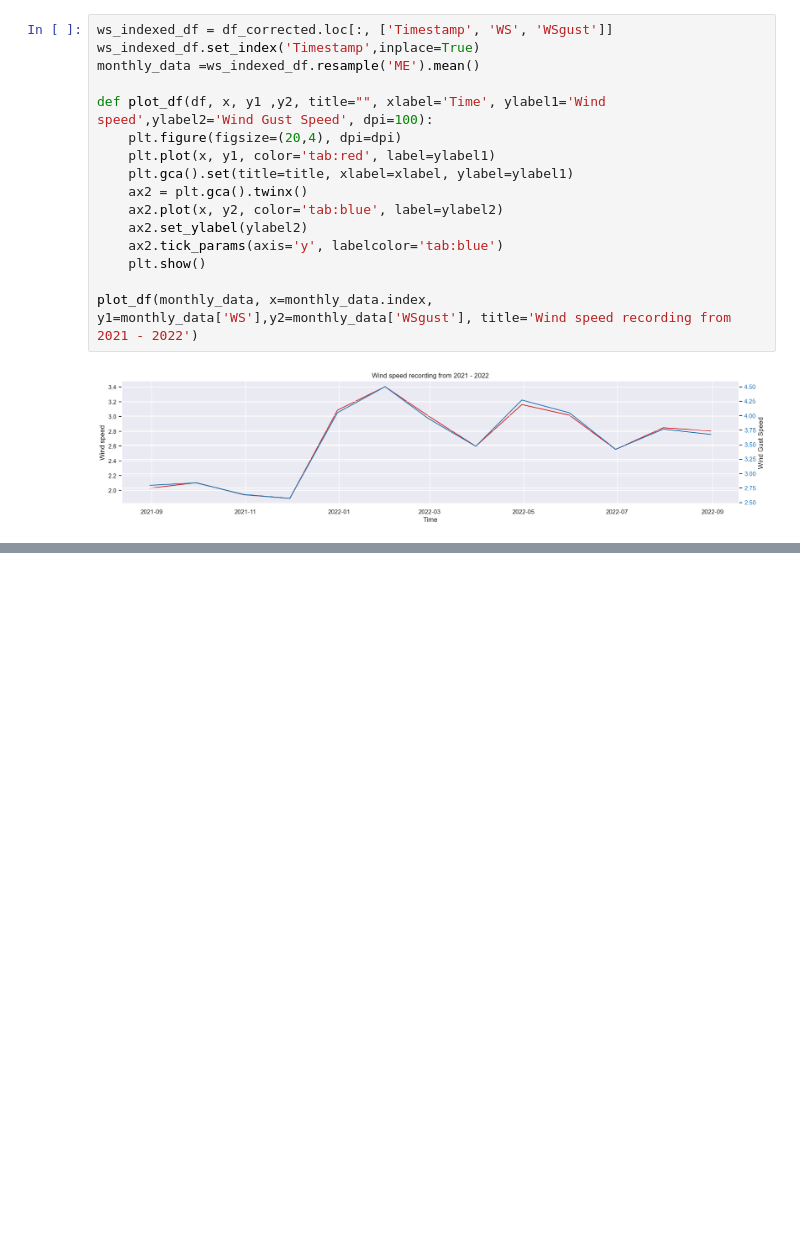
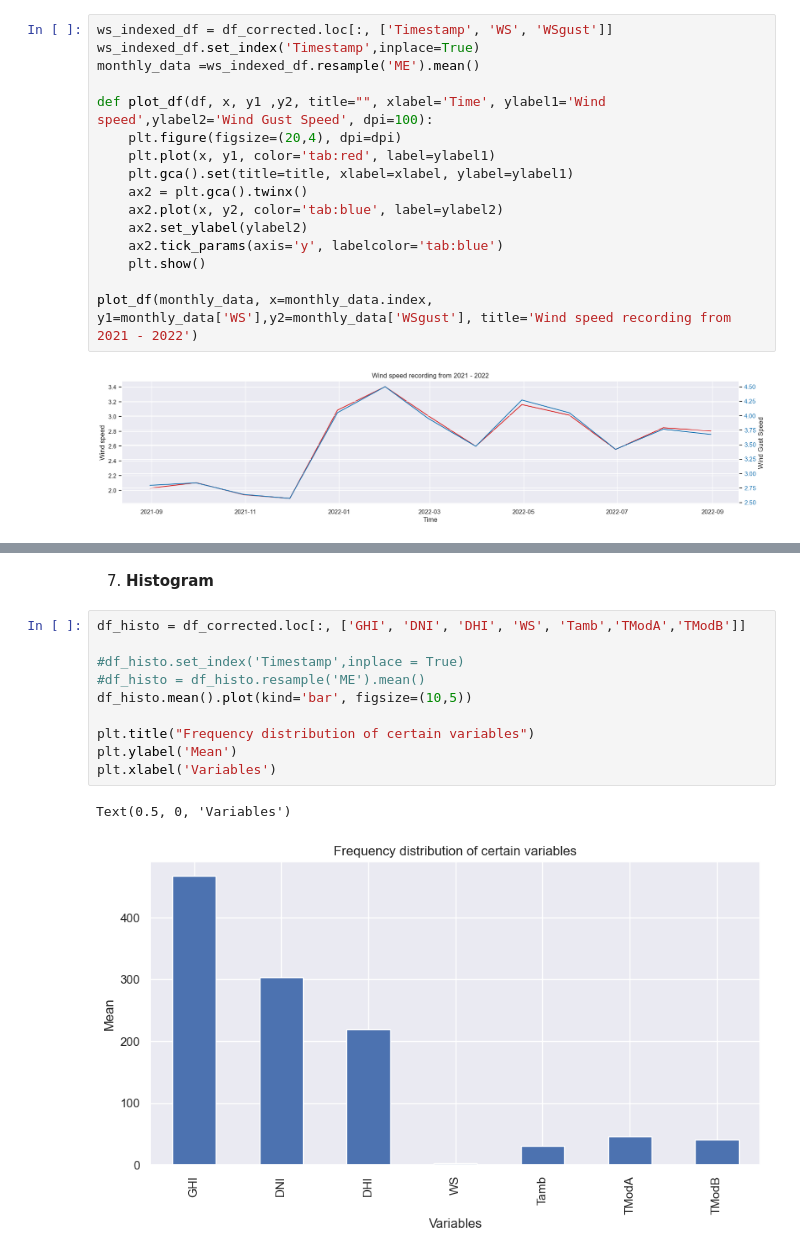
Before and after one commit to KalTadesse9/project_moonlight, a Jupyter notebook: notebooks/AnalysisOnSolarRadiations_Benin.ipynb, the cells around one changed output, grey strips where cells are left out. Drawn from its saved outputs; the diff is of its cells as text; blank space fills up the shorter version.

```diff
--- a/notebooks/AnalysisOnSolarRadiations_Benin.ipynb
+++ b/notebooks/AnalysisOnSolarRadiations_Benin.ipynb
@@ -342,0 +382,15 @@ plot_df(monthly_data, x=monthly_data.index, y1=monthly_data['WD'], title='Wind D
+# %% [markdown]
+7. **Histogram**
+# %%
+df_histo = df_corrected.loc[:, ['GHI', 'DNI', 'DHI', 'WS', 'Tamb','TModA','TModB']]
+
+#df_histo.set_index('Timestamp',inplace = True)
+#df_histo = df_histo.resample('ME').mean()
+df_histo.mean().plot(kind='bar', figsize=(10,5))
+
+plt.title("Frequency distribution of certain variables")
+plt.ylabel('Mean')
+plt.xlabel('Variables')
+# %% [output]
+Text(0.5, 0, 'Variables')
+[figure, added]
```
Also changed, not shown: parts of 17 cells of this notebook.
